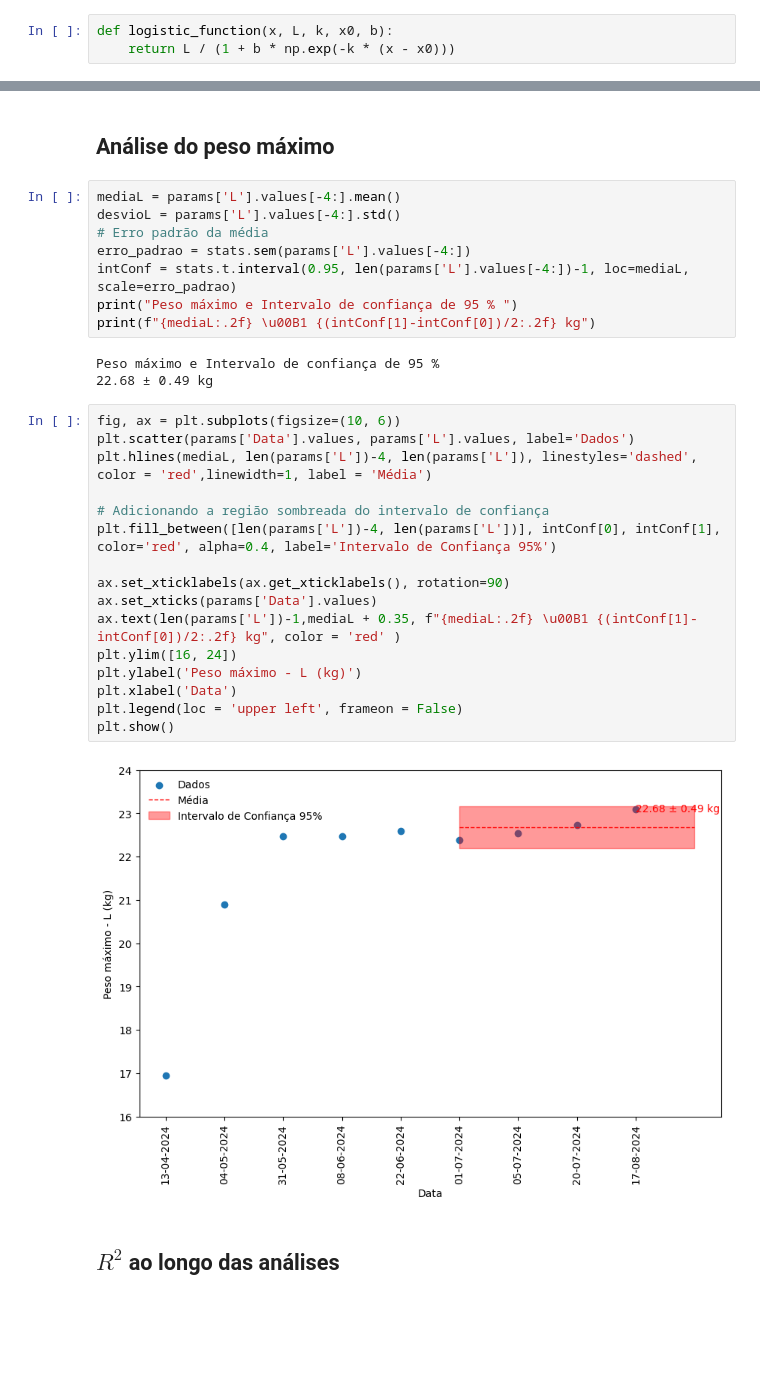
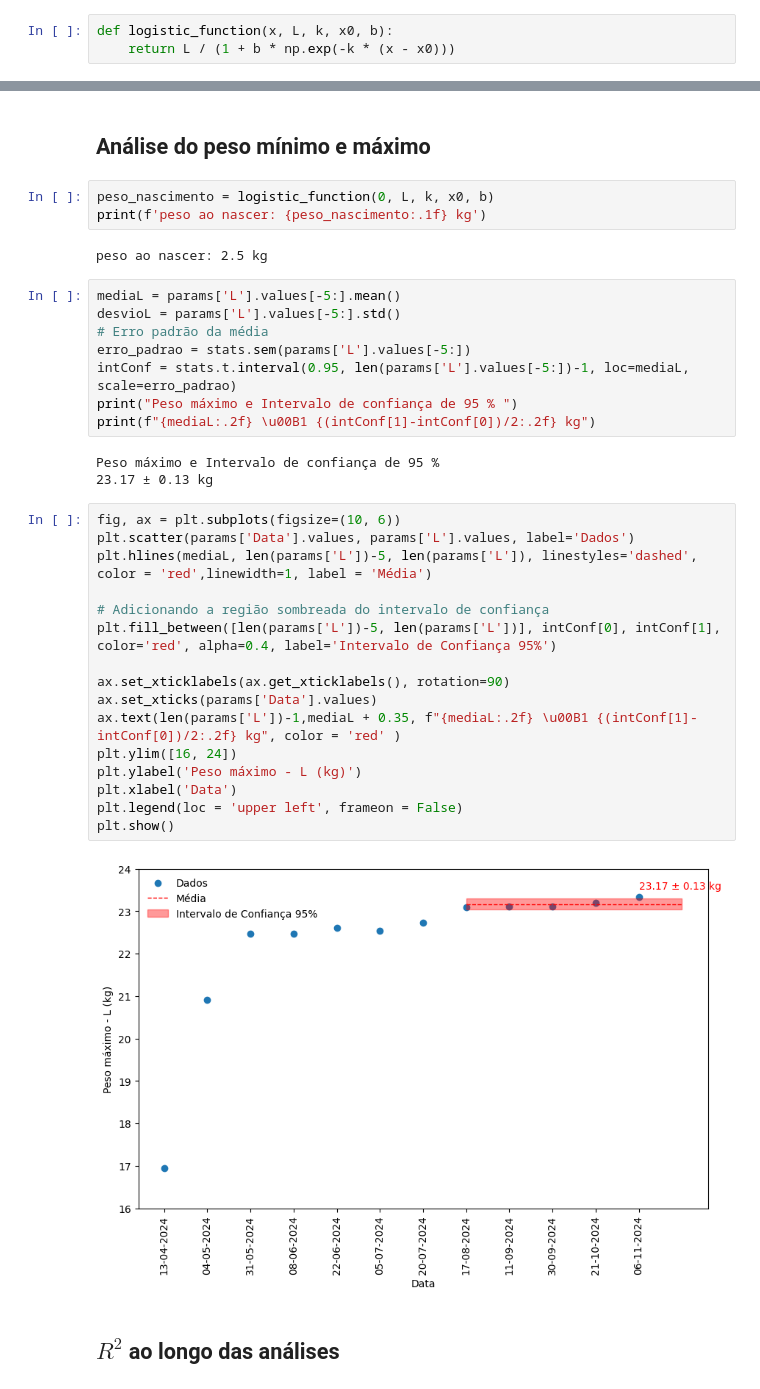
Before and after one commit to willc127/peso_Oliver, a Jupyter notebook: analise.ipynb, the cells around one changed output, grey strips where cells are left out. Saved outputs shown, nothing was run; the diff lists cells and outputs as text; blank space fills up the shorter version.

```diff
--- a/analise.ipynb
+++ b/analise.ipynb
@@ -87,34 +100,39 @@ plt.grid(True,which='both', axis='both', linestyle='-', linewidth=0.3)
 # %% [markdown]
-## Análise do peso máximo
+## Análise do peso mínimo e máximo
+# %%
+peso_nascimento = logistic_function(0, L, k, x0, b)
+print(f'peso ao nascer: {peso_nascimento:.1f} kg')
+# %% [output]
+peso ao nascer: 2.5 kg
 # %%
-mediaL = params['L'].values[-4:].mean()
-desvioL = params['L'].values[-4:].std()
+mediaL = params['L'].values[-5:].mean()
+desvioL = params['L'].values[-5:].std()
 # Erro padrão da média
-erro_padrao = stats.sem(params['L'].values[-4:])
-intConf = stats.t.interval(0.95, len(params['L'].values[-4:])-1, loc=mediaL, scale=erro_padrao)
+erro_padrao = stats.sem(params['L'].values[-5:])
+intConf = stats.t.interval(0.95, len(params['L'].values[-5:])-1, loc=mediaL, scale=erro_padrao)
 print("Peso máximo e Intervalo de confiança de 95 % ")
 print(f"{mediaL:.2f} \u00B1 {(intConf[1]-intConf[0])/2:.2f} kg")
 # %% [output]
 Peso máximo e Intervalo de confiança de 95 %
-22.68 ± 0.49 kg
+23.17 ± 0.13 kg
 # %%
 fig, ax = plt.subplots(figsize=(10, 6))
 plt.scatter(params['Data'].values, params['L'].values, label='Dados')
-plt.hlines(mediaL, len(params['L'])-4, len(params['L']), linestyles='dashed', color = 'red',linewidth=1, label = 'Média')
+plt.hlines(mediaL, len(params['L'])-5, len(params['L']), linestyles='dashed', color = 'red',linewidth=1, label = 'Média')
 
 # Adicionando a região sombreada do intervalo de confiança
-plt.fill_between([len(params['L'])-4, len(params['L'])], intConf[0], intConf[1], color='red', alpha=0.4, label='Intervalo de Confiança 95%')
+plt.fill_between([len(params['L'])-5, len(params['L'])], intConf[0], intConf[1], color='red', alpha=0.4, label='Intervalo de Confiança 95%')
 
 ax.set_xticklabels(ax.get_xticklabels(), rotation=90)
 ax.set_xticks(params['Data'].values)
 ax.text(len(params['L'])-1,mediaL + 0.35, f"{mediaL:.2f} \u00B1 {(intConf[1]-intConf[0])/2:.2f} kg", color = 'red' )
 plt.ylim([16, 24])
 plt.ylabel('Peso máximo - L (kg)')
 plt.xlabel('Data')
 plt.legend(loc = 'upper left', frameon = False)
 plt.show()
 # %% [output]
-[figure, old version]
+[figure, new version]
 # %% [markdown]
 ## $R^2$ ao longo das análises
 # %%
```
Also changed, not shown: parts of 7 cells of this notebook, 26 other files.
